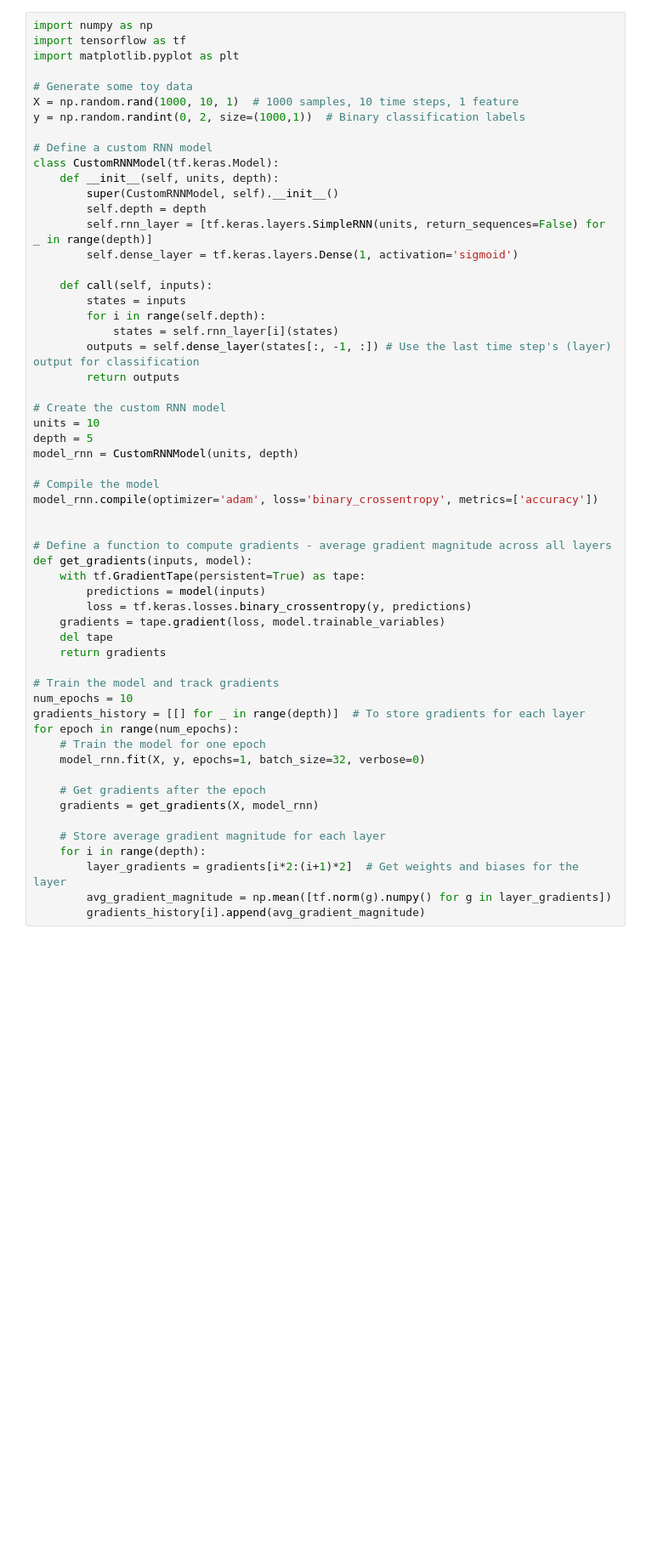
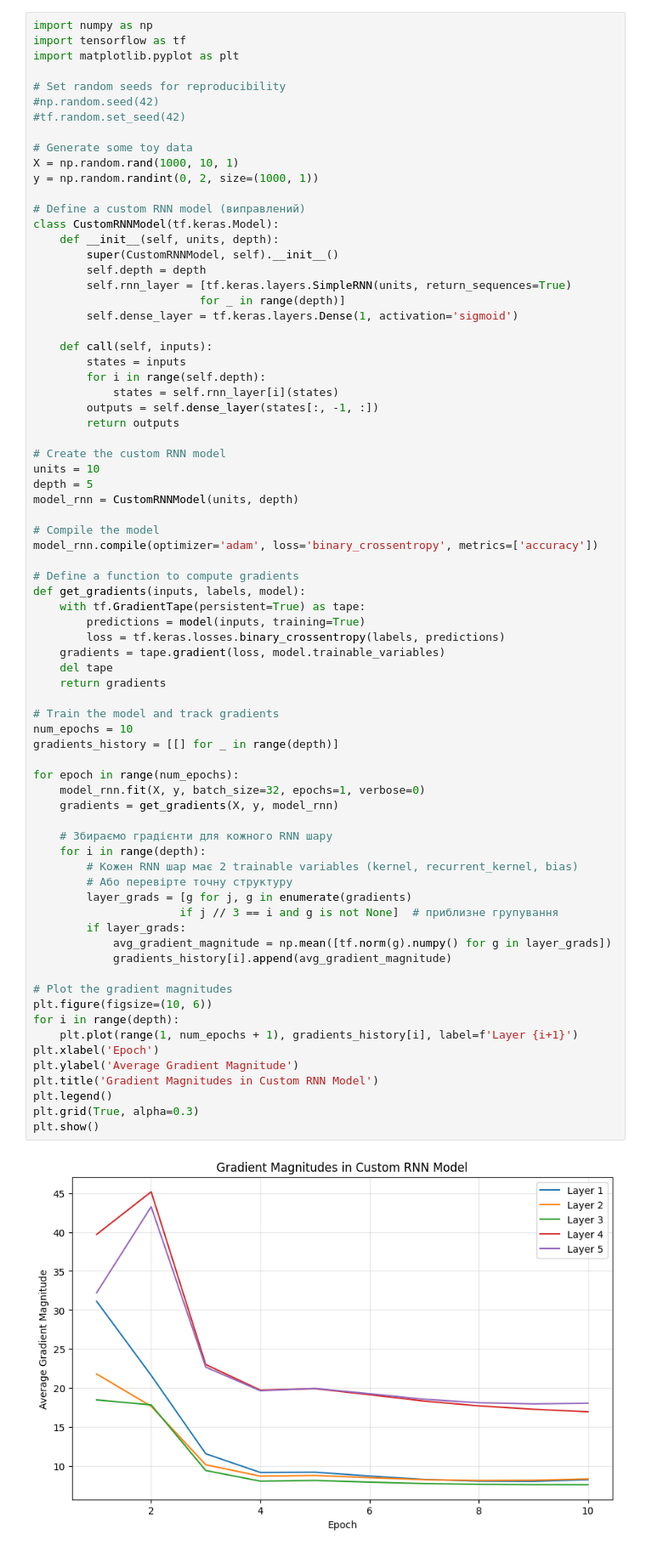
Before and after one commit to pm012/DataScience_sandbox, a Jupyter notebook: notebooks/module11/module_11_2_LSTM.ipynb, the cells around one changed output. Shown at 85% size. Saved outputs shown, nothing was run; the diff lists cells and outputs as text; blank space fills up the shorter version.

```diff
--- a/notebooks/module11/module_11_2_LSTM.ipynb
+++ b/notebooks/module11/module_11_2_LSTM.ipynb
@@ -13,55 +13,74 @@ import numpy as np
 import tensorflow as tf
 import matplotlib.pyplot as plt
 
+# Set random seeds for reproducibility
+#np.random.seed(42)
+#tf.random.set_seed(42)
+
 # Generate some toy data
-X = np.random.rand(1000, 10, 1)  # 1000 samples, 10 time steps, 1 feature
-y = np.random.randint(0, 2, size=(1000,1))  # Binary classification labels
+X = np.random.rand(1000, 10, 1)
+y = np.random.randint(0, 2, size=(1000, 1))
 
-# Define a custom RNN model
+# Define a custom RNN model (виправлений)
 class CustomRNNModel(tf.keras.Model):
     def __init__(self, units, depth):
         super(CustomRNNModel, self).__init__()
         self.depth = depth
-        self.rnn_layer = [tf.keras.layers.SimpleRNN(units, return_sequences=False) for _ in range(depth)]
+        self.rnn_layer = [tf.keras.layers.SimpleRNN(units, return_sequences=True)
+                         for _ in range(depth)]
         self.dense_layer = tf.keras.layers.Dense(1, activation='sigmoid')
 
     def call(self, inputs):
         states = inputs
         for i in range(self.depth):
             states = self.rnn_layer[i](states)
-        outputs = self.dense_layer(states[:, -1, :]) # Use the last time step's (layer) output for classification
+        outputs = self.dense_layer(states[:, -1, :])
         return outputs
 
 # Create the custom RNN model
 units = 10
 depth = 5
 model_rnn = CustomRNNModel(units, depth)
 
 # Compile the model
 model_rnn.compile(optimizer='adam', loss='binary_crossentropy', metrics=['accuracy'])
 
-
-# Define a function to compute gradients - average gradient magnitude across all layers
-def get_gradients(inputs, model):
+# Define a function to compute gradients
+def get_gradients(inputs, labels, model):
     with tf.GradientTape(persistent=True) as tape:
-        predictions = model(inputs)
-        loss = tf.keras.losses.binary_crossentropy(y, predictions)
+        predictions = model(inputs, training=True)
+        loss = tf.keras.losses.binary_crossentropy(labels, predictions)
     gradients = tape.gradient(loss, model.trainable_variables)
     del tape
     return gradients
 
 # Train the model and track gradients
 num_epochs = 10
-gradients_history = [[] for _ in range(depth)]  # To store gradients for each layer
+gradients_history = [[] for _ in range(depth)]
+
 for epoch in range(num_epochs):
-    # Train the model for one epoch
-    model_rnn.fit(X, y, epochs=1, batch_size=32, verbose=0)
+    model_rnn.fit(X, y, batch_size=32, epochs=1, verbose=0)
+    gradients = get_gradients(X, y, model_rnn)
 
-    # Get gradients after the epoch
-    gradients = get_gradients(X, model_rnn)
+    # Збираємо градієнти для кожного RNN шару
+    for i in range(depth):
+        # Кожен RNN шар має 2 trainable variables (kernel, recurrent_kernel, bias)
+        # Або перевірте точну структуру
+        layer_grads = [g for j, g in enumerate(gradients)
+                      if j // 3 == i and g is not None]  # приблизне групування
+        if layer_grads:
+            avg_gradient_magnitude = np.mean([tf.norm(g).numpy() for g in layer_grads])
+            gradients_history[i].append(avg_gradient_magnitude)
 
-    # Store average gradient magnitude for each layer
-    for i in range(depth):
-        layer_gradients = gradients[i*2:(i+1)*2]  # Get weights and biases for the layer
-        avg_gradient_magnitude = np.mean([tf.norm(g).numpy() for g in layer_gradients])
-        gradients_history[i].append(avg_gradient_magnitude)
+# Plot the gradient magnitudes
+plt.figure(figsize=(10, 6))
+for i in range(depth):
+    plt.plot(range(1, num_epochs + 1), gradients_history[i], label=f'Layer {i+1}')
+plt.xlabel('Epoch')
+plt.ylabel('Average Gradient Magnitude')
+plt.title('Gradient Magnitudes in Custom RNN Model')
+plt.legend()
+plt.grid(True, alpha=0.3)
+plt.show()
+# %% [output]
+[figure, added]
```
Also changed, not shown: parts of 1 cell of this notebook.
